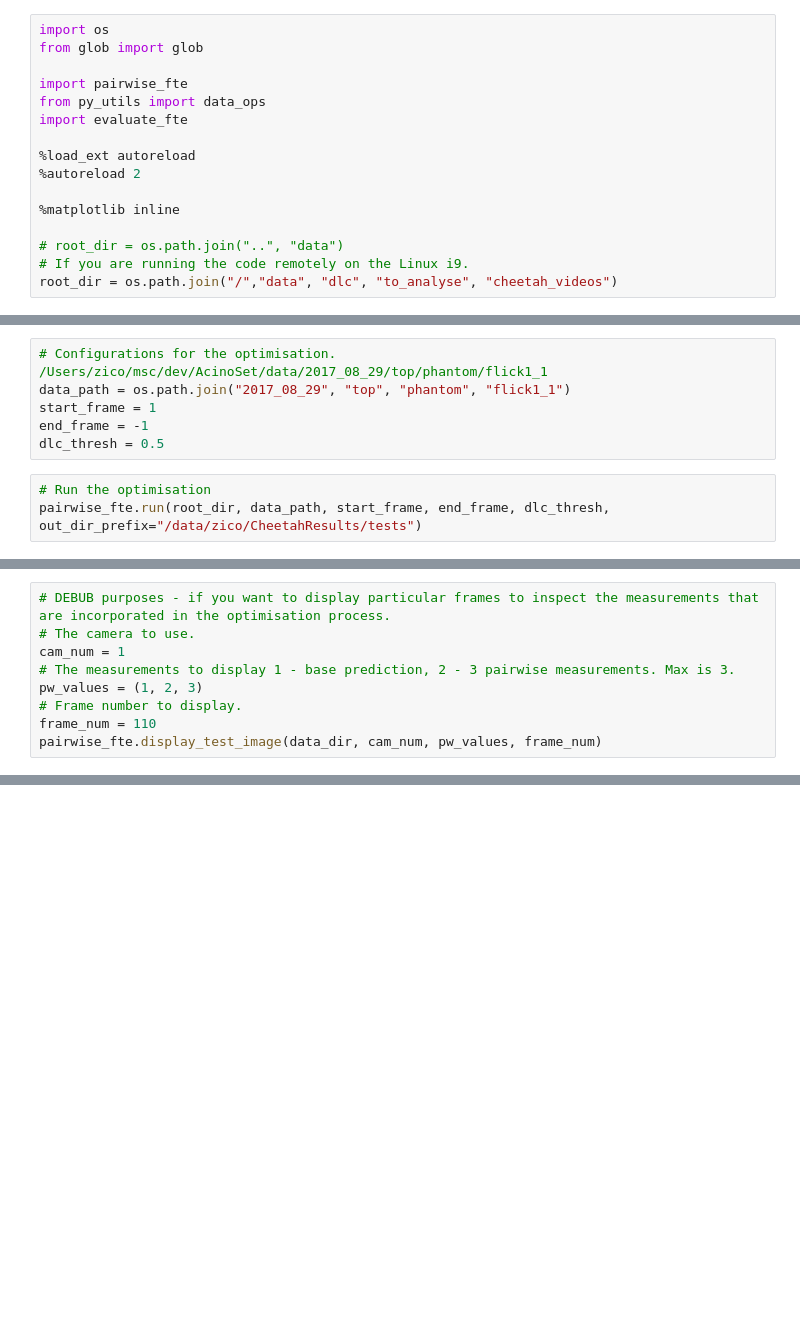
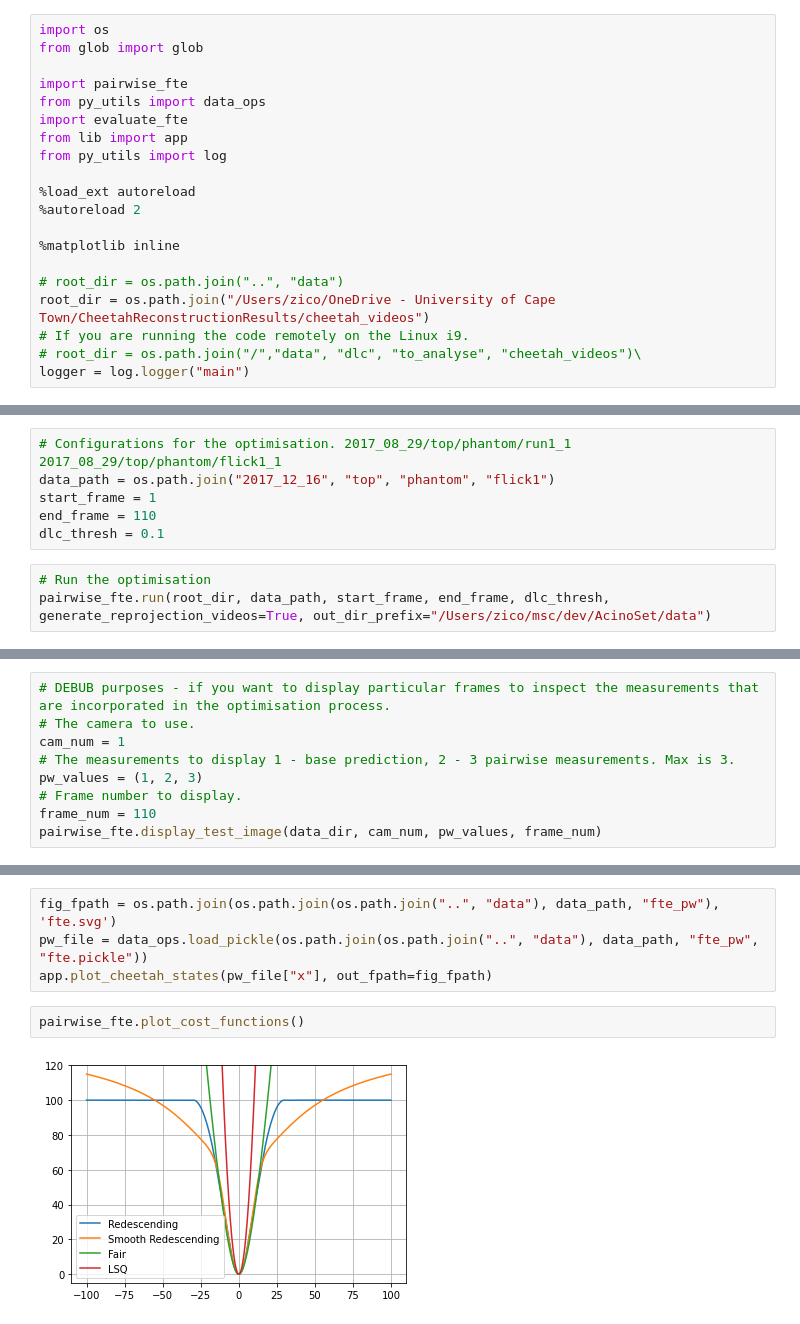
Before and after one commit to zicodasilva/AcinoSet, a Jupyter notebook: src/pairwise_tests.ipynb, the cells around one changed output, grey strips where cells are left out. Saved outputs shown, nothing was run; the diff lists cells and outputs as text; blank space fills up the shorter version.

```diff
--- a/src/pairwise_tests.ipynb
+++ b/src/pairwise_tests.ipynb
@@ -5,6 +5,8 @@ from glob import glob
 import pairwise_fte
 from py_utils import data_ops
 import evaluate_fte
+from lib import app
+from py_utils import log
 
 %load_ext autoreload
 %autoreload 2
@@ -12,5 +14,7 @@ import evaluate_fte
 %matplotlib inline
 
 # root_dir = os.path.join("..", "data")
+root_dir = os.path.join("/Users/zico/OneDrive - University of Cape Town/CheetahReconstructionResults/cheetah_videos")
 # If you are running the code remotely on the Linux i9.
-root_dir = os.path.join("/","data", "dlc", "to_analyse", "cheetah_videos")
+# root_dir = os.path.join("/","data", "dlc", "to_analyse", "cheetah_videos")\
+logger = log.logger("main")
@@ -18,12 +25,12 @@ root_dir = os.path.join("/","data", "dlc", "to_analyse", "cheetah_videos")
 # Generate the pose functions if this has not been done before (note this should only be performed once). It will be saved in the root_dir.
 functions = pairwise_fte.create_pose_functions(root_dir)
 # %%
-# Configurations for the optimisation. /Users/zico/msc/dev/AcinoSet/data/2017_08_29/top/phantom/flick1_1
-data_path = os.path.join("2017_08_29", "top", "phantom", "flick1_1")
+# Configurations for the optimisation. 2017_08_29/top/phantom/run1_1 2017_08_29/top/phantom/flick1_1
+data_path = os.path.join("2017_12_16", "top", "phantom", "flick1")
 start_frame = 1
-end_frame = -1
-dlc_thresh = 0.5
+end_frame = 110
+dlc_thresh = 0.1
 # %%
 # Run the optimisation
-pairwise_fte.run(root_dir, data_path, start_frame, end_frame, dlc_thresh, out_dir_prefix="/data/zico/CheetahResults/tests")
+pairwise_fte.run(root_dir, data_path, start_frame, end_frame, dlc_thresh, generate_reprojection_videos=True, out_dir_prefix="/Users/zico/msc/dev/AcinoSet/data")
 # %% [output]
@@ -69,0 +134,8 @@ evaluate_fte.eval_meas_error(data, results_dir, True)
+# %%
+fig_fpath = os.path.join(os.path.join(os.path.join("..", "data"), data_path, "fte_pw"), 'fte.svg')
+pw_file = data_ops.load_pickle(os.path.join(os.path.join("..", "data"), data_path, "fte_pw", "fte.pickle"))
+app.plot_cheetah_states(pw_file["x"], out_fpath=fig_fpath)
+# %%
+pairwise_fte.plot_cost_functions()
+# %% [output]
+[figure, added]
```
Also changed, not shown: parts of 5 cells of this notebook, 2 other files.
